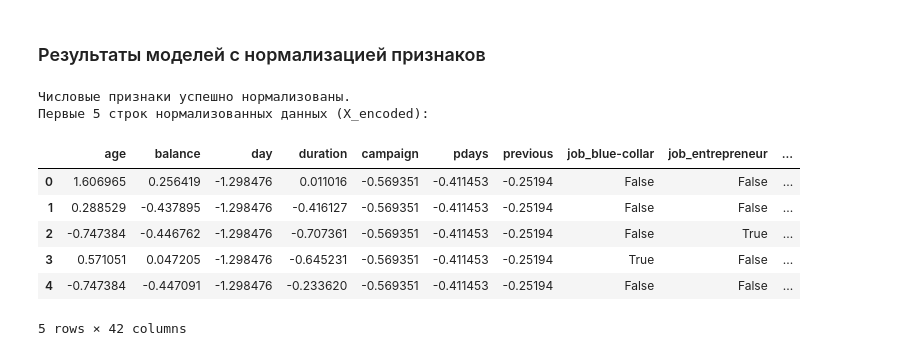
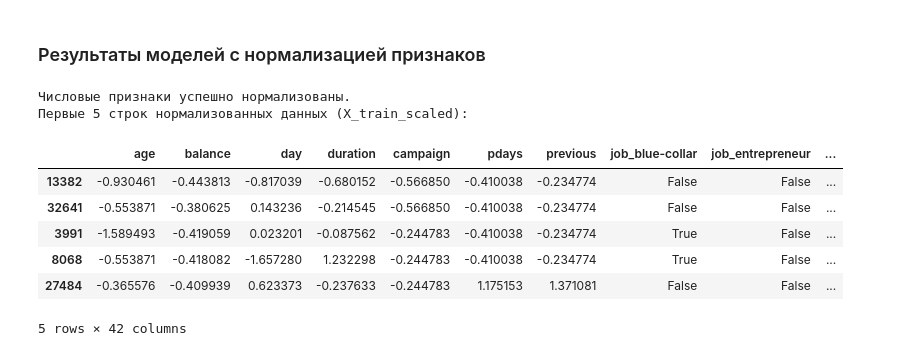
Before and after one commit to kimve1969/mgu_ds_cours, a Jupyter notebook: semestr 2.2/task 1/bank_marketing.ipynb, the cells around one changed output. Drawn from its saved outputs; the diff is of its cells as text; code cells hidden in the pictures.

```diff
--- a/semestr 2.2/task 1/bank_marketing.ipynb
+++ b/semestr 2.2/task 1/bank_marketing.ipynb
@@ -261,25 +292,29 @@ Please also refer to the documentation for alternative solver options:
 # %%
 from sklearn.preprocessing import StandardScaler
 
 # Определяем числовые столбцы для масштабирования
 numeric_cols = X_encoded.select_dtypes(include=['int64', 'float64']).columns
 
 # Инициализация StandardScaler
 scaler = StandardScaler()
 
 # Применение масштабирования к числовым столбцам
-X_encoded[numeric_cols] = scaler.fit_transform(X_encoded[numeric_cols])
+X_train_scaled = X_train.copy()
+X_test_scaled  = X_test.copy()
+
+X_train_scaled[numeric_cols] = scaler.fit_transform(X_train_scaled[numeric_cols])
+X_test_scaled[numeric_cols] = scaler.fit_transform(X_test_scaled[numeric_cols])
 
 print("Числовые признаки успешно нормализованы.")
-print("Первые 5 строк нормализованных данных (X_encoded):")
-display(X_encoded.head())
+print("Первые 5 строк нормализованных данных (X_train_scaled):")
+display(X_train_scaled.head())
 # %% [output]
 Числовые признаки успешно нормализованы.
-Первые 5 строк нормализованных данных (X_encoded):
+Первые 5 строк нормализованных данных (X_train_scaled):
 |  | age | balance | day | duration | campaign | pdays | previous | job_blue-collar | job_entrepreneur | ... |
-| 0 | 1.606965 | 0.256419 | -1.298476 | 0.011016 | -0.569351 | -0.411453 | -0.25194 | False | False | ... |
-| 1 | 0.288529 | -0.437895 | -1.298476 | -0.416127 | -0.569351 | -0.411453 | -0.25194 | False | False | ... |
-| 2 | -0.747384 | -0.446762 | -1.298476 | -0.707361 | -0.569351 | -0.411453 | -0.25194 | False | True | ... |
-| 3 | 0.571051 | 0.047205 | -1.298476 | -0.645231 | -0.569351 | -0.411453 | -0.25194 | True | False | ... |
-| 4 | -0.747384 | -0.447091 | -1.298476 | -0.233620 | -0.569351 | -0.411453 | -0.25194 | False | False | ... |
+| 13382 | -0.930461 | -0.443813 | -0.817039 | -0.680152 | -0.566850 | -0.410038 | -0.234774 | False | False | ... |
+| 32641 | -0.553871 | -0.380625 | 0.143236 | -0.214545 | -0.566850 | -0.410038 | -0.234774 | False | False | ... |
+| 3991 | -1.589493 | -0.419059 | 0.023201 | -0.087562 | -0.244783 | -0.410038 | -0.234774 | True | False | ... |
+| 8068 | -0.553871 | -0.418082 | -1.657280 | 1.232298 | -0.244783 | -0.410038 | -0.234774 | True | False | ... |
+| 27484 | -0.365576 | -0.409939 | 0.623373 | -0.237633 | -0.244783 | 1.175153 | 1.371081 | False | False | ... |
 5 rows × 42 columns
```
Also changed, not shown: parts of 18 cells of this notebook.
